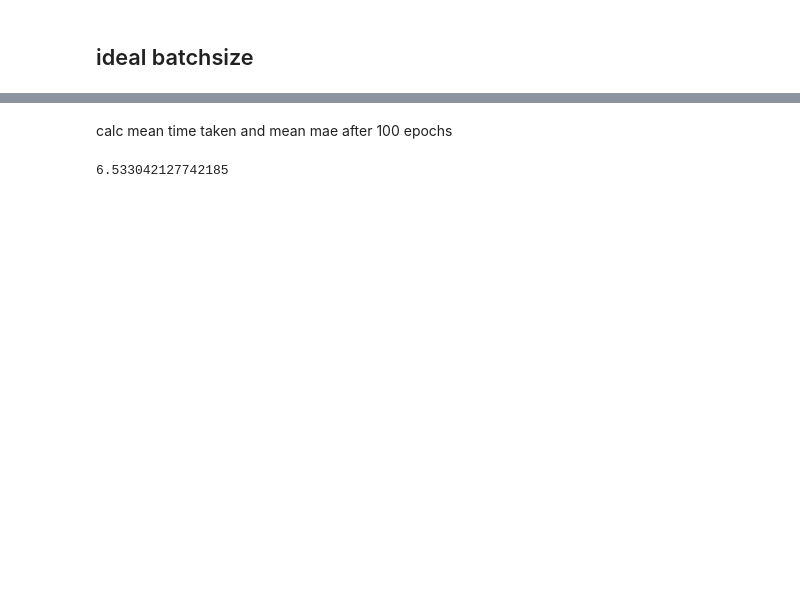
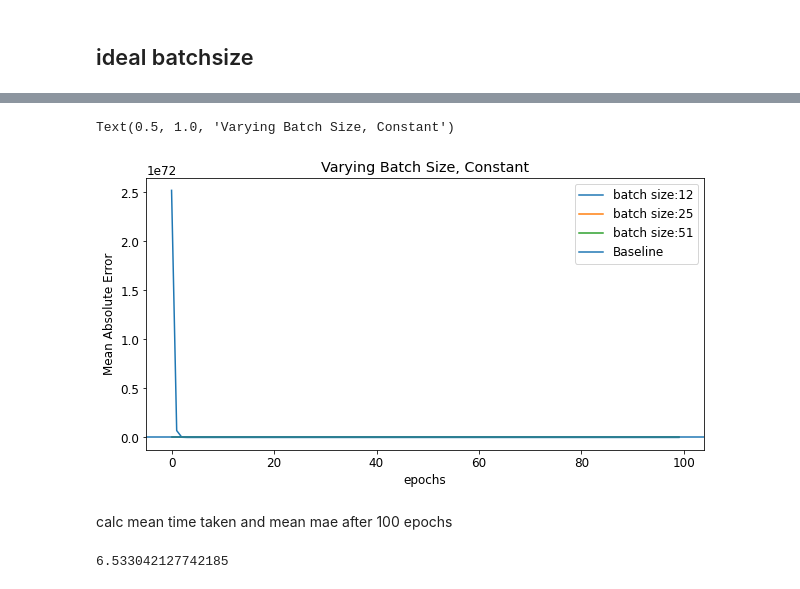
Before and after one commit to daltHub/optimisation_final, a Jupyter notebook: mlp_regression.ipynb, the cells around one changed output, grey strips where cells are left out. Drawn from its saved outputs; the diff is of its cells as text; code cells hidden in the pictures; blank space fills up the shorter version.

```diff
--- a/mlp_regression.ipynb
+++ b/mlp_regression.ipynb
@@ -203,3 +176,27 @@ Text(0.5, 0, 'epochs')
+# %%
+batch_sizes = [12, 25, 51] # default = 200
+# passing in model causes trinaing to carry over.
+# step_sizes = [1e-8, 0.1]
+plt.figure('Batch Size Constant Step',figsize=[10,5])
+plt.rc('font', size=12)
+for batch in batch_sizes:
+    constant_model = MLPRegressor(solver="sgd", batch_size=batch, learning_rate_init=0.1, momentum=0)
+
+    mod, errs, loss = partial_train_loop(constant_model, 100, x_train, y_train, x_test, y_test)
+
+
+    # plt.subplot(2, 1, 2)
+    plt.xlabel("epochs")
+    plt.ylabel('Mean Absolute Error')
+    plt.plot(range(len(errs)), errs, label = f"batch size:{batch}")
+plt.axhline(y = dummy_mae, label = 'Baseline')
+
+
+plt.legend()
+plt.title('Varying Batch Size, Constant')
+# %% [output]
+Text(0.5, 1.0, 'Varying Batch Size, Constant')
+[figure, added]
 # %% [markdown]
 calc mean time taken and mean mae after 100 epochs
 # %%
```
Also changed, not shown: parts of 8 cells of this notebook.
